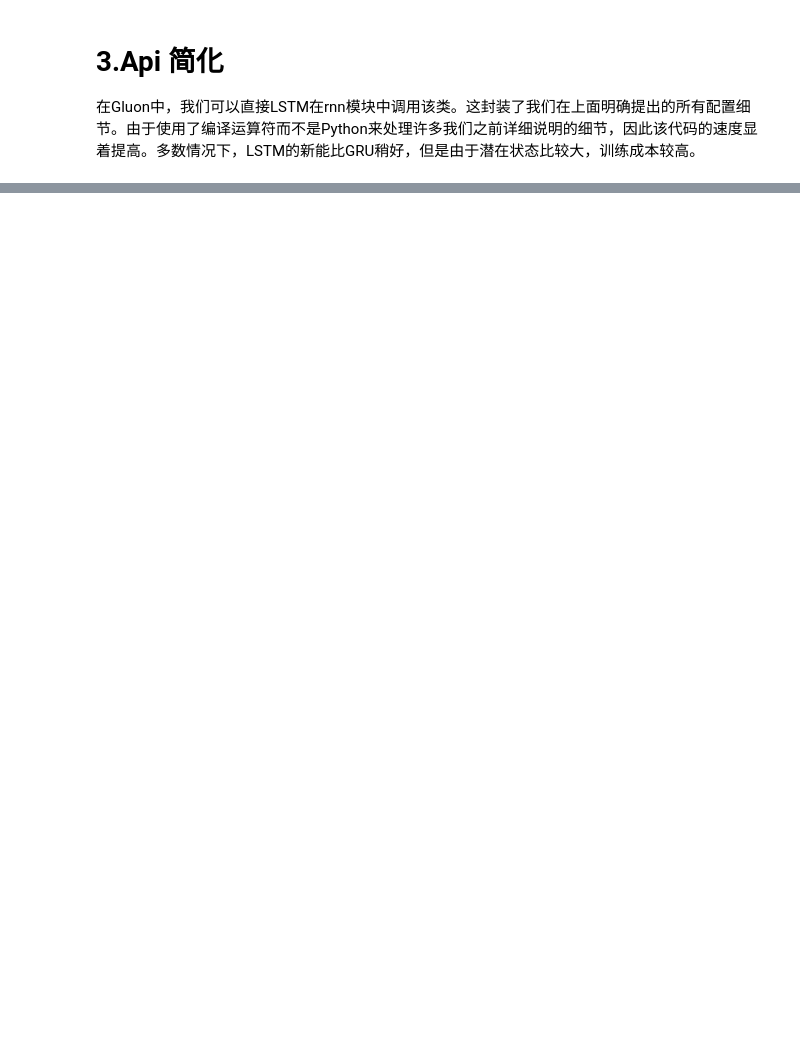
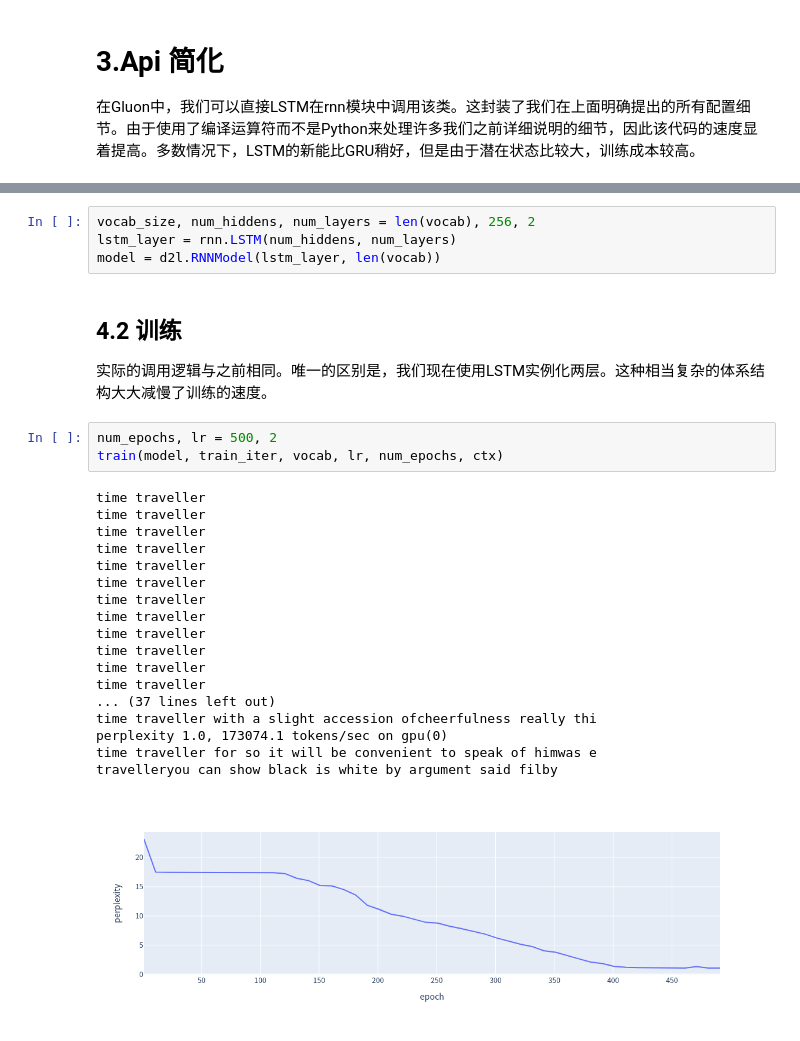
Before and after one commit to ffzs/learn_d2l_mxnet, a Jupyter notebook: 长短期记忆（LSTM）.ipynb, the cells around one changed output, grey strips where cells are left out. Drawn from its saved outputs; the diff is of its cells as text; blank space fills up the shorter version.

```diff
--- a/长短期记忆（LSTM）.ipynb
+++ b/长短期记忆（LSTM）.ipynb
@@ -262,0 +278,30 @@ traveller he sact ancerther than sumplited frimtided as obl
+# %%
+vocab_size, num_hiddens, num_layers = len(vocab), 256, 2
+lstm_layer = rnn.LSTM(num_hiddens, num_layers)
+model = d2l.RNNModel(lstm_layer, len(vocab))
+# %% [markdown]
+## 4.2 训练
+
+实际的调用逻辑与之前相同。唯一的区别是，我们现在使用LSTM实例化两层。这种相当复杂的体系结构大大减慢了训练的速度。
+# %%
+num_epochs, lr = 500, 2
+train(model, train_iter, vocab, lr, num_epochs, ctx)
+# %% [output]
+time traveller
+time traveller
+time traveller
+time traveller
+time traveller
+time traveller
+time traveller
+time traveller
+time traveller
+time traveller
+time traveller
+time traveller
+... (37 lines left out)
+time traveller with a slight accession ofcheerfulness really thi
+perplexity 1.0, 173074.1 tokens/sec on gpu(0)
+time traveller for so it will be convenient to speak of himwas e
+travelleryou can show black is white by argument said filby
+[figure, added]
```
Also changed, not shown: parts of 5 cells of this notebook.
